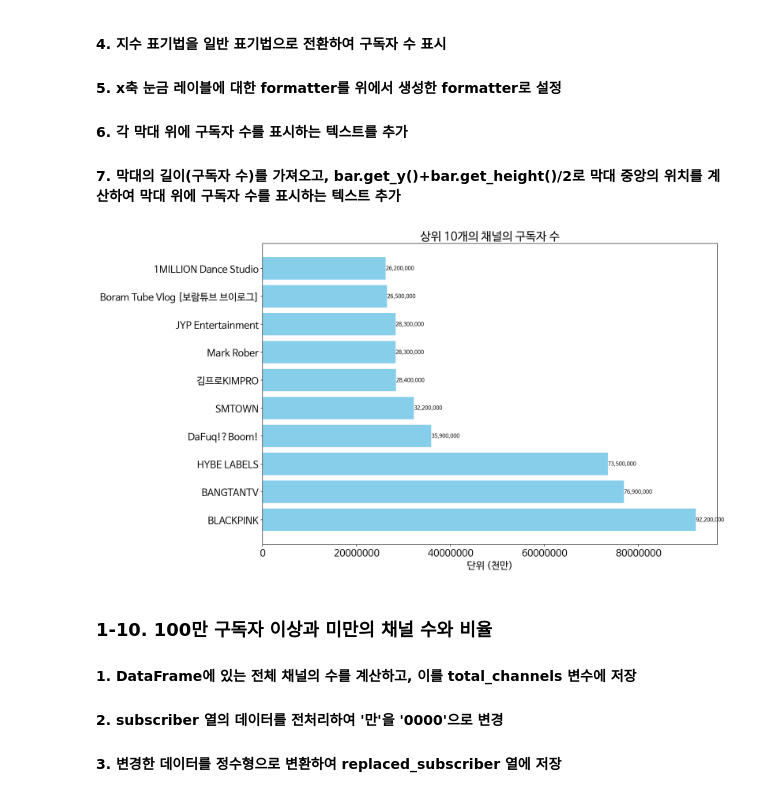
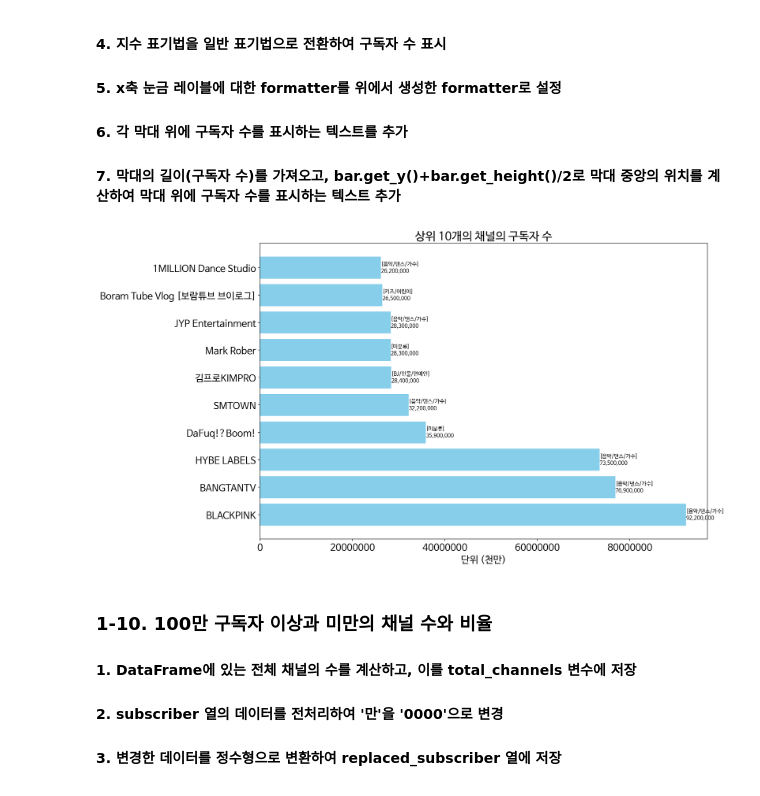
Before and after one commit to ikk5515/bigData_project, a Jupyter notebook: big_data_project.ipynb, the cells around one changed output. Cells and saved outputs as stored; diff of their text form; code cells hidden in the pictures.

```diff
--- a/big_data_project.ipynb
+++ b/big_data_project.ipynb
@@ -376,25 +376,28 @@ Boram Tube Vlog [보람튜브 브이로그]: 26500000
 #### 6. 각 막대 위에 구독자 수를 표시하는 텍스트를 추가
 #### 7. 막대의 길이(구독자 수)를 가져오고, bar.get_y()+bar.get_height()/2로 막대 중앙의 위치를 계산하여 막대 위에 구독자 수를 표시하는 텍스트 추가
 # %%
+import matplotlib.pyplot as plt
+import matplotlib.ticker as ticker
+
 # bar graph로 그리기
 plt.figure(figsize=(15, 10))
 bars = plt.barh(top_10_channels['title'], top_10_channels['replaced_subscriber'], color='skyblue')
 plt.xlabel('단위 (천만)')
 plt.title('상위 10개의 채널의 구독자 수')
 
 # 마지막 x축 눈금 레이블을 사용자 정의
 formatter = ticker.ScalarFormatter(useMathText=True)
 formatter.set_scientific(False)  # 지수표기법을 일반표기법으로 변환
 plt.gca().xaxis.set_major_formatter(formatter)
 
-# 막대 위에 값 표시
-for bar in bars:
-    plt.text(bar.get_width(), bar.get_y() + bar.get_height()/2, f'{bar.get_width():,.0f}',
-             va='center', ha='left', fontsize=10)
+# 막대 위에 값 표시 및 카테고리 표시
+for bar, category in zip(bars, top_10_channels['category']):
+    plt.text(bar.get_width(), bar.get_y() + bar.get_height() / 2,
+             f'{category}\n{bar.get_width():,.0f}', va='center', ha='left', fontsize=10)
 
 plt.show()
 # %% [output]
-[figure, old version]
+[figure, new version]
 # %% [markdown]
 ### **1-10. 100만 구독자 이상과 미만의 채널 수와 비율**
 
```
Also changed, not shown: parts of 1 cell of this notebook.
